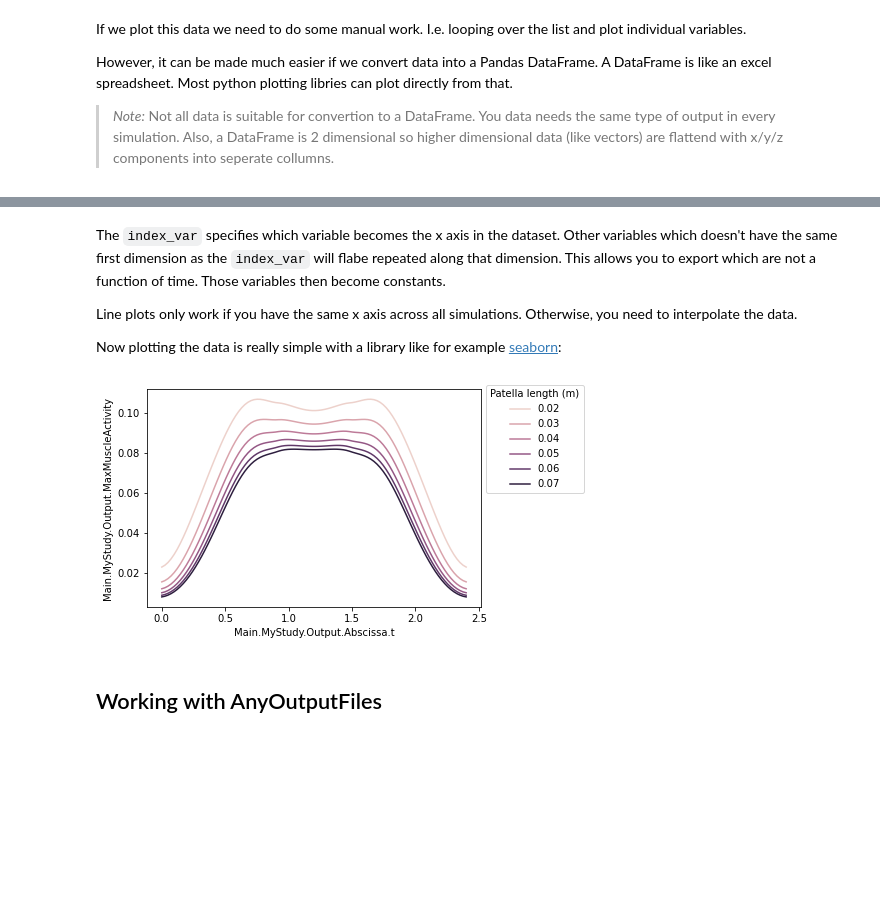
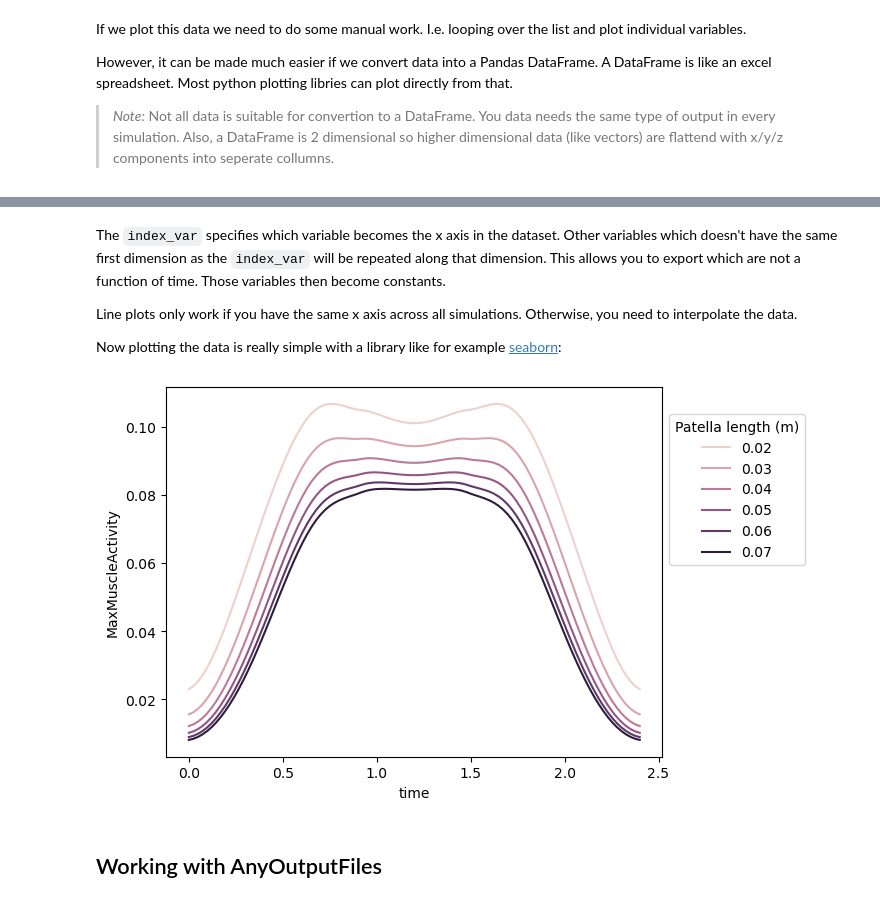
Before and after one commit to AnyBody-Research-Group/AnyPyTools, a Jupyter notebook: docs/user-guide/03_Working_with_output_from_Anybody.ipynb, the cells around one changed output, grey strips where cells are left out. Cells and saved outputs as stored; diff of their text form; code cells hidden in the pictures; blank space fills up the shorter version.

```diff
--- a/docs/user-guide/03_Working_with_output_from_Anybody.ipynb
+++ b/docs/user-guide/03_Working_with_output_from_Anybody.ipynb
@@ -17,17 +17,17 @@ In the following we use the toy example from the "Generating Macros" tutorial. W
 # %%
 from anypytools import AnyMacro, AnyPyProcess, macro_commands as mc
 
-macro_list = [
-    [
+macro_list = []
+for length in [0.02, 0.03, 0.04, 0.05, 0.06, 0.07]:
+    macro = [
         mc.Load("Knee.any"),
-        mc.SetValue("Main.MyModel.PatellaLigament.DriverPos", 0.02 + i * 0.01),
+        mc.SetValue("Main.MyModel.PatellaLigament.DriverPos", length),
         mc.RunOperation("Main.MyStudy.InverseDynamics"),
-        mc.Export("Main.MyStudy.Output.Abscissa.t"),
-        mc.Export("Main.MyStudy.Output.MaxMuscleActivity"),
-        mc.Export("Main.MyModel.PatellaLigament.DriverPos"),
+        mc.Export("Main.MyStudy.Output.Abscissa.t", "time"),
+        mc.Export("Main.MyStudy.Output.MaxMuscleActivity", "MaxMuscleActivity"),
+        mc.Export("Main.MyModel.PatellaLigament.DriverPos", "PatellaLength"),
     ]
-    for i in range(6)
-]
+    macro_list.append(macro)
 
 app = AnyPyProcess()
 results = app.start_macro(macro_list)
@@ -48,4 +50,5 @@ However, it can be made much easier if we convert data into a Pandas DataFrame.
 # %%
 import numpy as np
 
-df = results.to_dataframe(index_var='Main.MyStudy.Output.Abscissa.t')
+df = results.to_dataframe(index_var='time')
+df
@@ -52,5 +69,5 @@ df = results.to_dataframe(index_var='Main.MyStudy.Output.Abscissa.t')
 # %% [markdown]
-The `index_var` specifies which variable becomes the x axis in the dataset. Other variables which doesn't have the same first dimension as the `index_var` will flabe repeated along that dimension. This allows you to export which are not a function of time. Those variables then become constants.
+The `index_var` specifies which variable becomes the x axis in the dataset. Other variables which doesn't have the same first dimension as the `index_var` will be repeated along that dimension. This allows you to export which are not a function of time. Those variables then become constants.
 
 Line plots only work if you have the same x axis across all simulations. Otherwise, you need to interpolate the data.
 
@@ -58,15 +75,15 @@ Now plotting the data is really simple with a library like for example [seaborn]
 # %%
 import seaborn as sns
 
 g = sns.lineplot(
     data=df,
-    x="Main.MyStudy.Output.Abscissa.t",
-    y="Main.MyStudy.Output.MaxMuscleActivity",
-    hue="Main.MyModel.PatellaLigament.DriverPos",
+    x="time",
+    y="MaxMuscleActivity",
+    hue="PatellaLength",
 )
 g.legend(title="Patella length (m)", loc='lower left', bbox_to_anchor=(1, 0.5));
 # %% [output]
-[figure, old version]
+[figure, new version]
 # %% [markdown]
 ## Working with AnyOutputFiles
 # %% [markdown]
```
Also changed, not shown: parts of 8 cells of this notebook, 5 other files.
